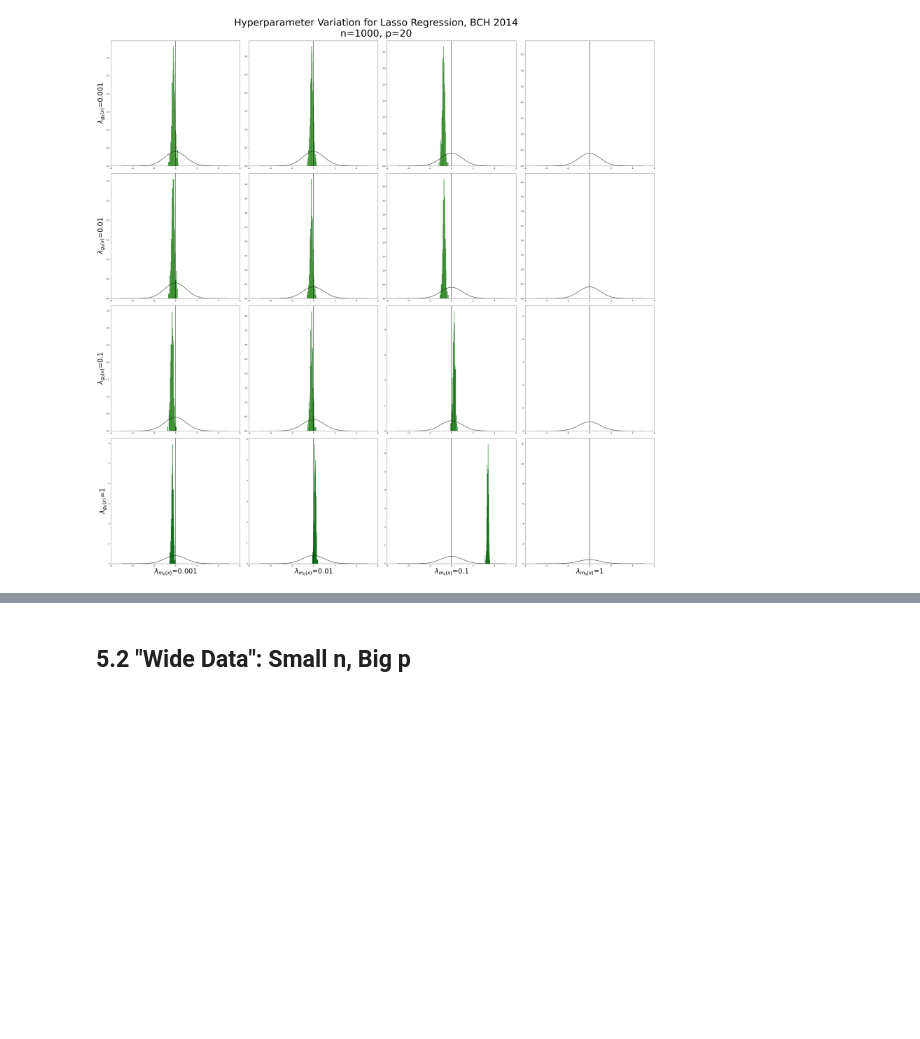
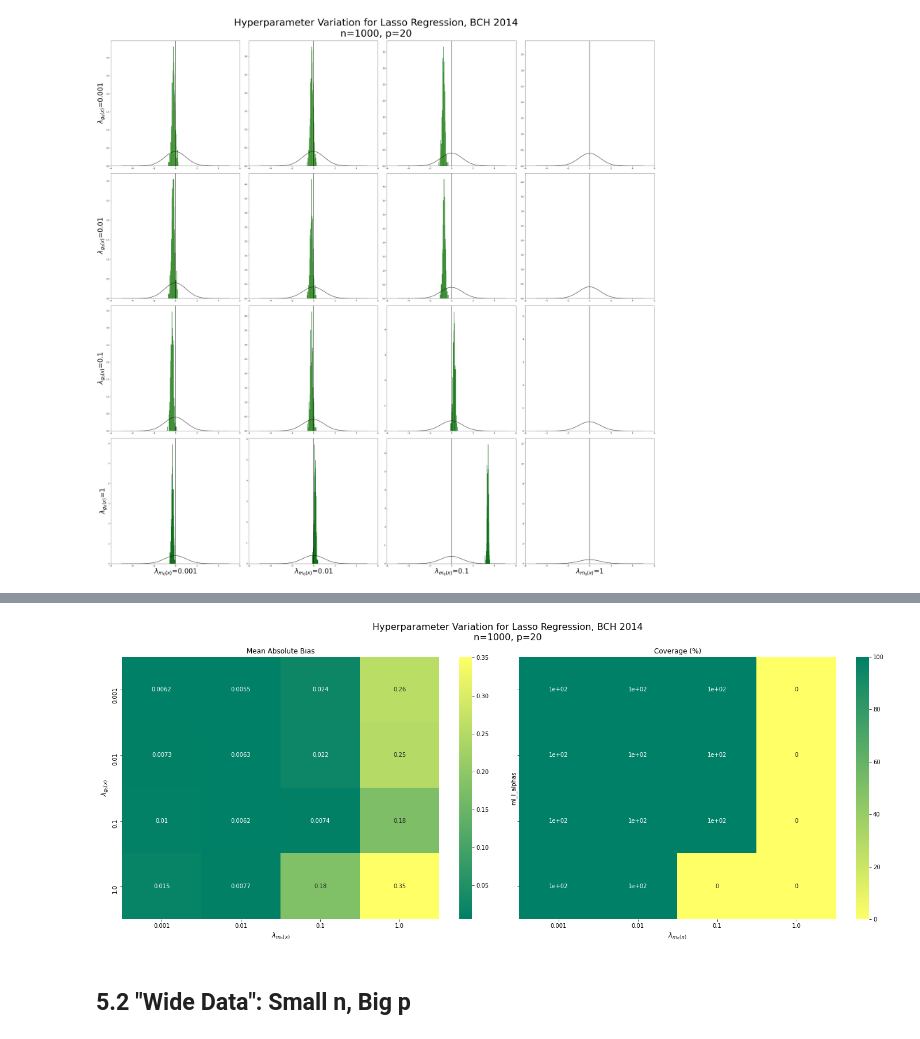
Before and after one commit to JannikKmnn/DoubleML-Hyperparameter-Simulation, a Jupyter notebook: lasso_variation.ipynb, the cells around one changed output, grey strips where cells are left out. Cells and saved outputs as stored; diff of their text form; code cells hidden in the pictures; blank space fills up the shorter version.

```diff
--- a/lasso_variation.ipynb
+++ b/lasso_variation.ipynb
@@ -263,3 +281,12 @@ plot_lasso_coverage(ml_l_hyperparameters=lasso_alpha_hyperparams_ml_l,
+# %%
+plot_bias_coverage_next_to_eachother(ml_l_hyperparameters=lasso_alpha_hyperparams_ml_l,
+                                     ml_m_hyperparameters=lasso_alpha_hyperparams_ml_m,
+                                     bias_scores=bias_BCH14_tall,
+                                     coverage_scores=coverage_BCH14_tall,
+                                     suptitle=f"Hyperparameter Variation for Lasso Regression, BCH 2014\nn={n_obs_tall}, p={dim_x_tall}",
+                                     filename="lasso_hyperparameters_bias_coverage_BCH2014_tall.png")
+# %% [output]
+[figure, added]
 # %% [markdown]
 ## 5.2 "Wide Data": Small n, Big p
 # %%
```
Also changed, not shown: parts of 15 cells of this notebook, 19 other files.
